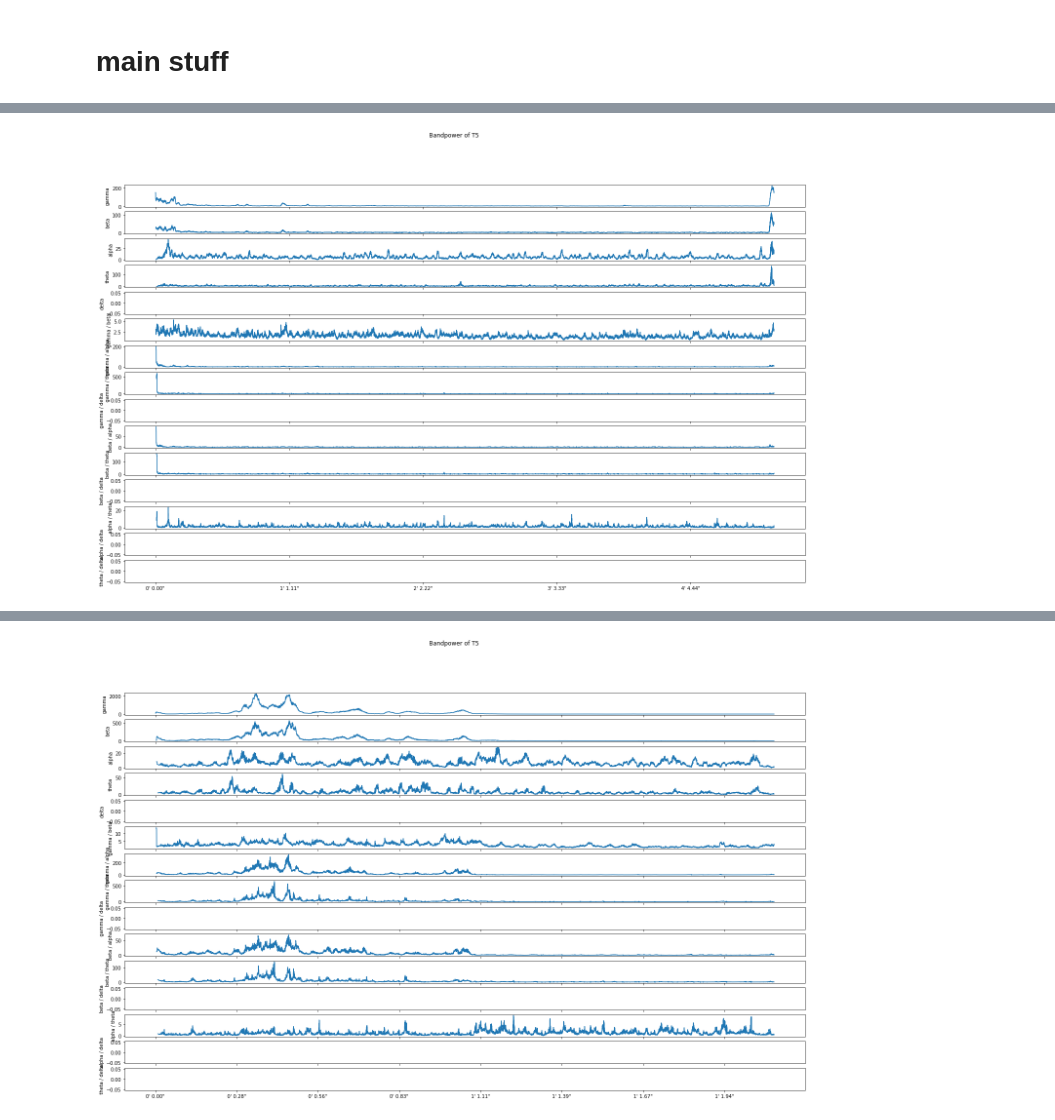
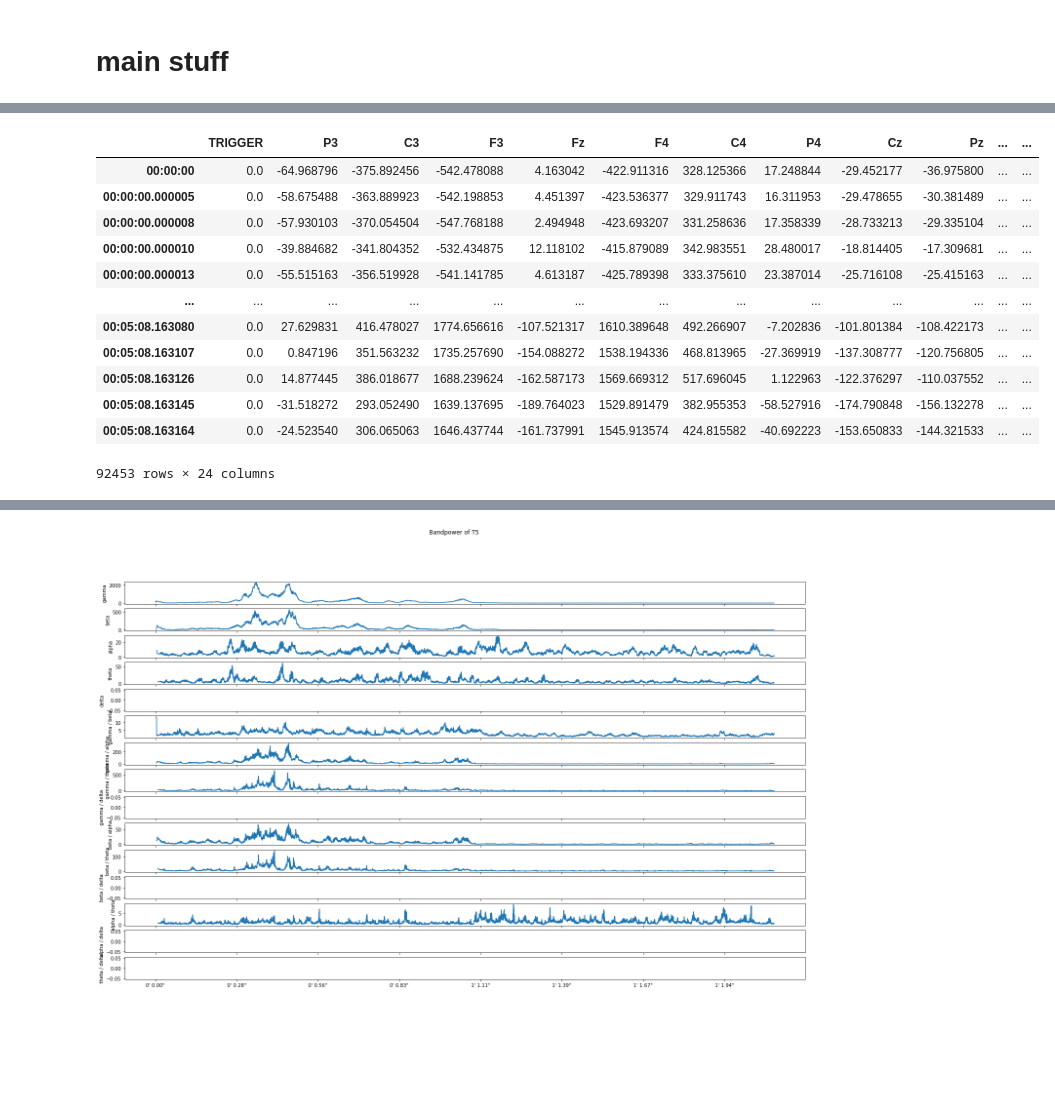
Before and after one commit to samuelsmal/eeg-meditation, a Jupyter notebook: analysis-sam/not-invented-here.ipynb, the cells around one changed output, grey strips where cells are left out. Cells and saved outputs as stored; diff of their text form; code cells hidden in the pictures; blank space fills up the shorter version.

```diff
--- a/analysis-sam/not-invented-here.ipynb
+++ b/analysis-sam/not-invented-here.ipynb
@@ -204,4 +235,0 @@ meditation_bandpower, meditation_time_index = get_bandpower_for_electrode(medita
-# %%
-plot_bandpowers_bandpowers(meditation_bandpower, meditation_time_index);
-# %% [output]
-[figure, removed]
@@ -224,0 +236,16 @@ for bn_l, bn_r in combinations(cfg['bands'].keys(), 2):
+# %%
+meditation_pd
+# %% [output]
+|  | TRIGGER | P3 | C3 | F3 | Fz | F4 | C4 | P4 | Cz | Pz | ... | ... |
+| 00:00:00 | 0.0 | -64.968796 | -375.892456 | -542.478088 | 4.163042 | -422.911316 | 328.125366 | 17.248844 | -29.452177 | -36.975800 | ... | ... |
+| 00:00:00.000005 | 0.0 | -58.675488 | -363.889923 | -542.198853 | 4.451397 | -423.536377 | 329.911743 | 16.311953 | -29.478655 | -30.381489 | ... | ... |
+| 00:00:00.000008 | 0.0 | -57.930103 | -370.054504 | -547.768188 | 2.494948 | -423.693207 | 331.258636 | 17.358339 | -28.733213 | -29.335104 | ... | ... |
+| 00:00:00.000010 | 0.0 | -39.884682 | -341.804352 | -532.434875 | 12.118102 | -415.879089 | 342.983551 | 28.480017 | -18.814405 | -17.309681 | ... | ... |
+| 00:00:00.000013 | 0.0 | -55.515163 | -356.519928 | -541.141785 | 4.613187 | -425.789398 | 333.375610 | 23.387014 | -25.716108 | -25.415163 | ... | ... |
+| ... | ... | ... | ... | ... | ... | ... | ... | ... | ... | ... | ... | ... |
+| 00:05:08.163080 | 0.0 | 27.629831 | 416.478027 | 1774.656616 | -107.521317 | 1610.389648 | 492.266907 | -7.202836 | -101.801384 | -108.422173 | ... | ... |
+| 00:05:08.163107 | 0.0 | 0.847196 | 351.563232 | 1735.257690 | -154.088272 | 1538.194336 | 468.813965 | -27.369919 | -137.308777 | -120.756805 | ... | ... |
+| 00:05:08.163126 | 0.0 | 14.877445 | 386.018677 | 1688.239624 | -162.587173 | 1569.669312 | 517.696045 | 1.122963 | -122.376297 | -110.037552 | ... | ... |
+| 00:05:08.163145 | 0.0 | -31.518272 | 293.052490 | 1639.137695 | -189.764023 | 1529.891479 | 382.955353 | -58.527916 | -174.790848 | -156.132278 | ... | ... |
+| 00:05:08.163164 | 0.0 | -24.523540 | 306.065063 | 1646.437744 | -161.737991 | 1545.913574 | 424.815582 | -40.692223 | -153.650833 | -144.321533 | ... | ... |
+92453 rows × 24 columns
```
Also changed, not shown: parts of 18 cells of this notebook, 3 other files.
